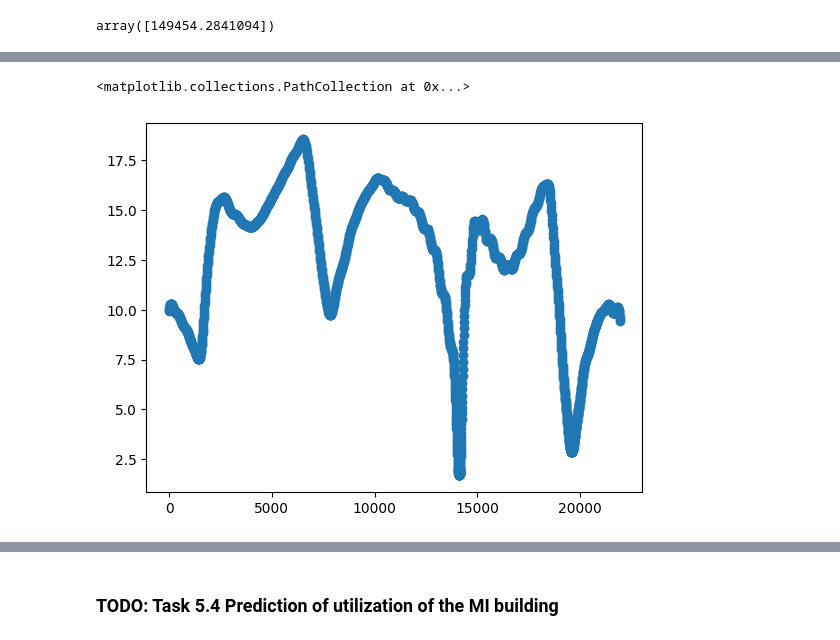
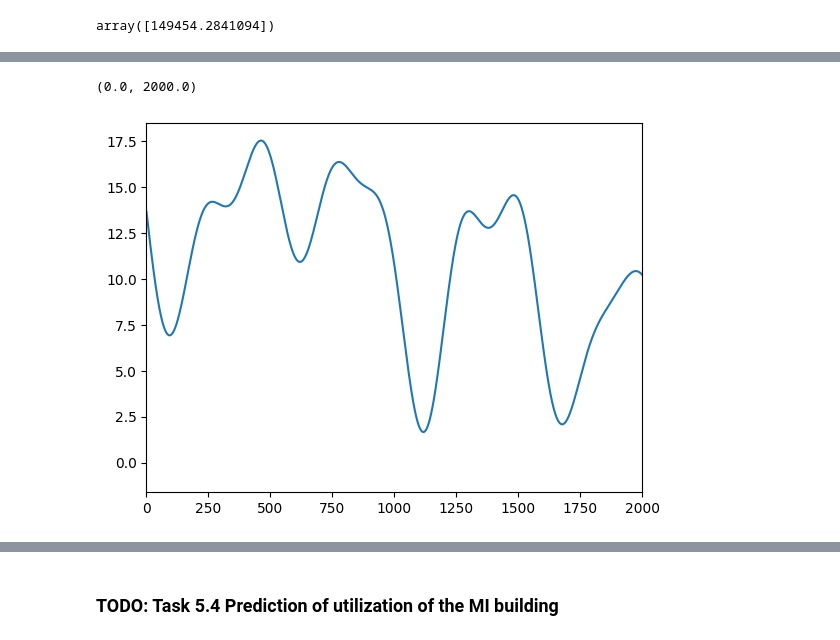
Before and after one commit to Augustin690/learning-dynamical-systems, a Jupyter notebook: src/part2/task5.ipynb, the cells around one changed output, grey strips where cells are left out. Saved outputs shown, nothing was run; the diff lists cells and outputs as text; code cells hidden in the pictures.

```diff
--- a/src/part2/task5.ipynb
+++ b/src/part2/task5.ipynb
@@ -147,6 +159,6 @@ plt.xlim(0,50000)
-# %%
-# approximation
-plt.scatter(arclengths[:2001], approx_field)
-# %% [output]
-<matplotlib.collections.PathCollection at 0x...>
-[figure, removed]
+# %%
+plt.plot(approx_field_2)
+plt.xlim(0,2000)
+# %% [output]
+(0.0, 2000.0)
+[figure, added]
```
Also changed, not shown: parts of 33 cells of this notebook, 1 other file.
